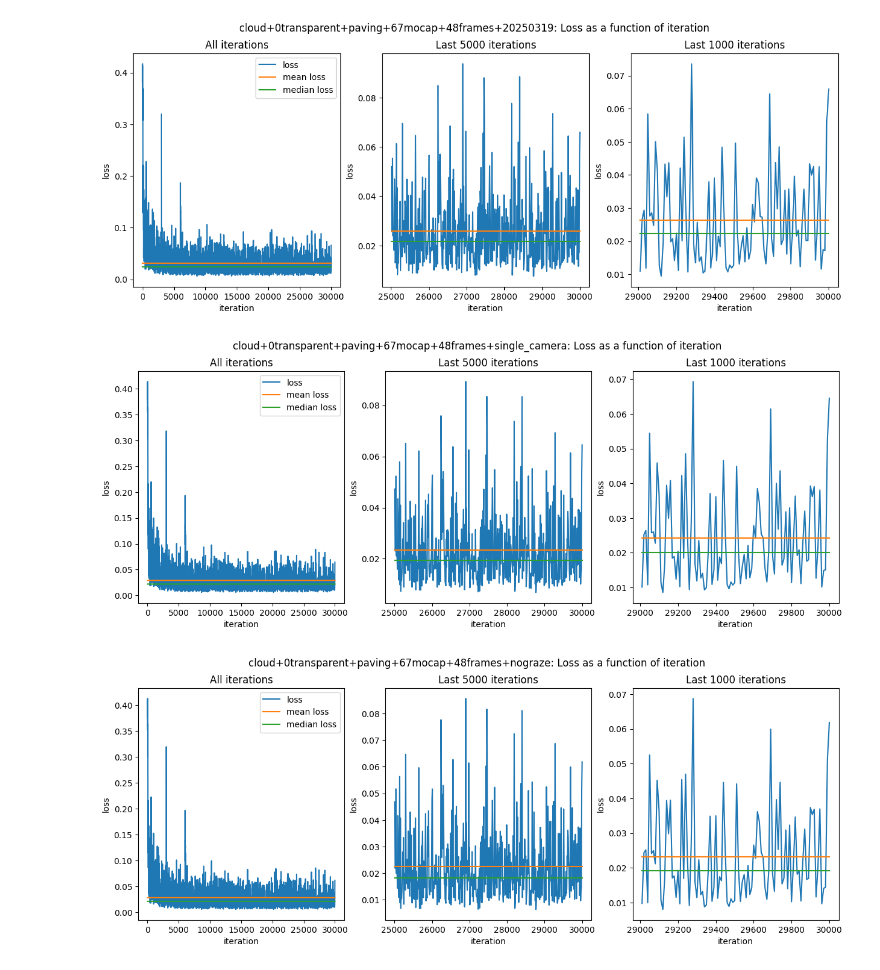
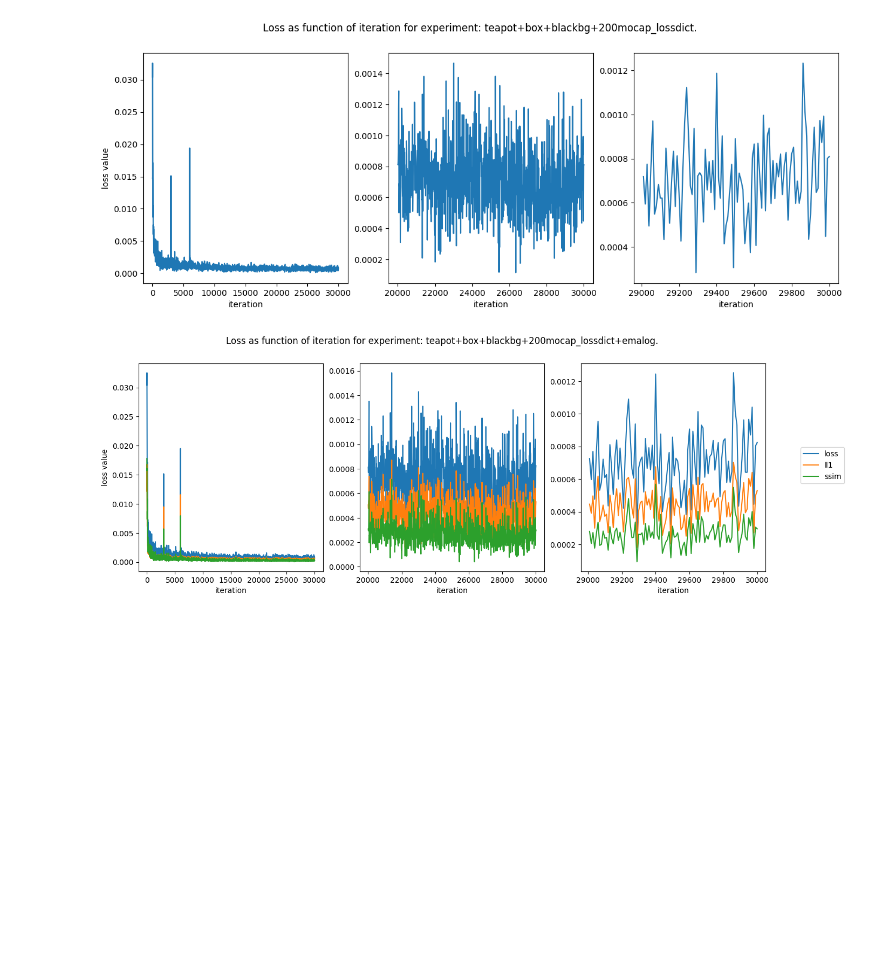
Before and after one commit to byrax15/SpacetimeGaussians, a Jupyter notebook: Plot.ipynb, the cells around one changed output. Cells and saved outputs as stored; diff of their text form; code cells hidden in the pictures; blank space fills up the shorter version.

```diff
--- a/Plot.ipynb
+++ b/Plot.ipynb
@@ -20,45 +41,22 @@ tails_data_resolution = 10
 # %%
-def plot_line(csv_file_name, color):
-    try:
-        with open(csv_file_name, 'r') as csv_file:
-            data = pd.read_csv(csv_file, delimiter=' ')
-    except FileNotFoundError:
-        print(f"Could not open {csv_file_name}")
-        return
-    except pd.errors.EmptyDataError:
-        print(f"Empty file {csv_file_name}")
-        return
-
-    fig, ax = plt.subplots(1, 1+len(plot_tails), figsize=(15, 5))
-    ax[0].set_title('All iterations')
-    ax[0].set_xlabel('iteration')
-    ax[0].set_ylabel('loss')
-    ax[0].plot(data['iteration'], data['loss'], label="loss")
-    ax[0].plot(data['iteration'], data['loss'].mean().repeat(len(data['iteration'])), label="mean loss")
-    ax[0].plot(data['iteration'], data['loss'].median().repeat(len(data['iteration'])), label="median loss")
-    ax[0].legend(['loss', 'mean loss', 'median loss'])
-    for (i, tail) in enumerate(plot_tails):
-        ax[i+1].set_title(f'Last {tail} iterations')
-        ax[i+1].set_xlabel('iteration')
-        ax[i+1].set_ylabel('loss')
-        n_points = int(tail/tails_data_resolution)
-        ax[i+1].plot(
-            data['iteration'].tail(n_points),
-            data['loss'].tail(n_points))
-        ax[i+1].plot(
-            data['iteration'].tail(n_points),
-            data['loss'].tail(n_points).mean().repeat(n_points), label="mean loss")
-        ax[i+1].plot(
-            data['iteration'].tail(n_points),
-            data['loss'].tail(n_points).median().repeat(n_points), label="median loss")
-    fig.suptitle(
-        f"{csv_file_name.split('/')[-2]}: Loss as a function of iteration")
+for csv in loss_csvs:
+    fig, axs = plt.subplots(1,3,figsize=(15, 5))
+    fig.suptitle(f"Loss as function of iteration for experiment: {csv.experiment_name()}.")
+    axs[0].set_ylabel('loss value')
+    data = csv.data()
+    for i,tail in enumerate([30000, 10000, 1000]):
+        tail_resolution = tail // csv.resolution
+        axs[i].set_xlabel('iteration')
+        if 'loss_name' not in data.columns:
+            axs[i].plot(data['iteration'].tail(tail_resolution), data['loss'].tail(tail_resolution))
+        else:
+            for name in data['loss_name'].unique():
+                loss_name_mask = data['loss_name'] == name
+                loss_name_data = data[loss_name_mask]
+                axs[i].plot(loss_name_data['iteration'].tail(tail_resolution), loss_name_data['loss'].tail(tail_resolution), label=name)
+    if 'loss_name' in data.columns:
+        unique = data['loss_name'].unique()
+        if len(unique) > 1:
+            fig.legend(labels=unique, loc='center right')
     fig.show()
-
-
-colormap = plt.colormaps['tab10']
-for csv_file_name in teapot_names:
-    plot_line(csv_file_name, colormap(0/(2-1)))
-for csv_file_name in cloud_names:
-    plot_line(csv_file_name, colormap(1/(2-1)))
 # %% [output]
@@ -67,3 +65,2 @@ for csv_file_name in cloud_names:
-[figure, old version]
+[figure, new version]
-[figure, old version]
+[figure, new version]
-[figure, removed]
```
Also changed, not shown: parts of 7 cells of this notebook, 3 other files.
